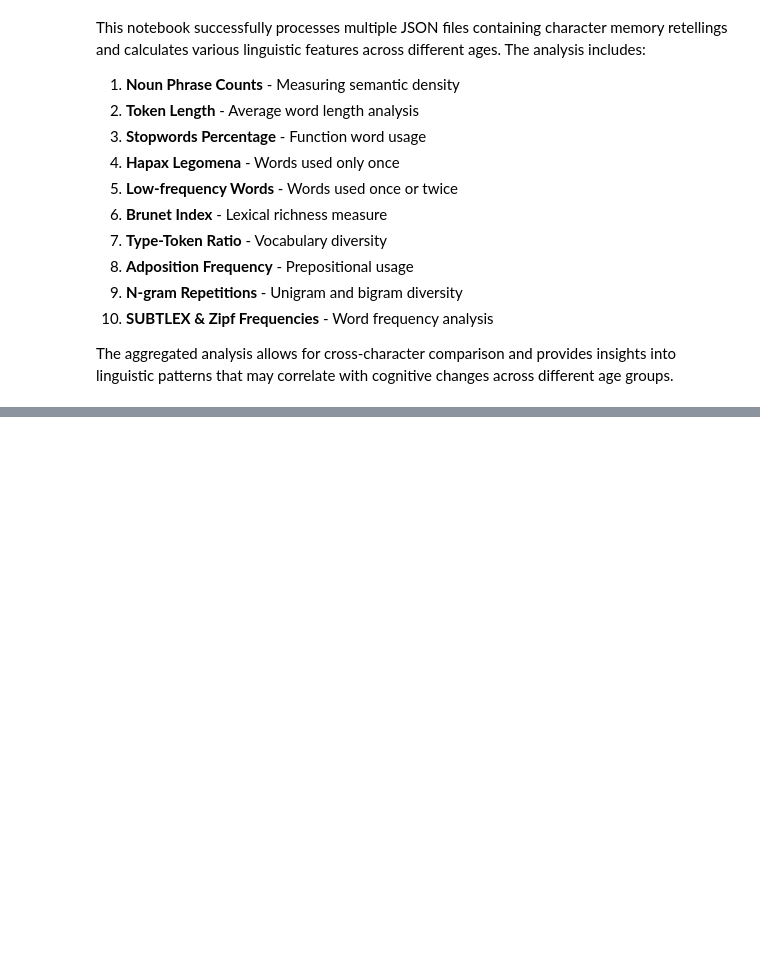
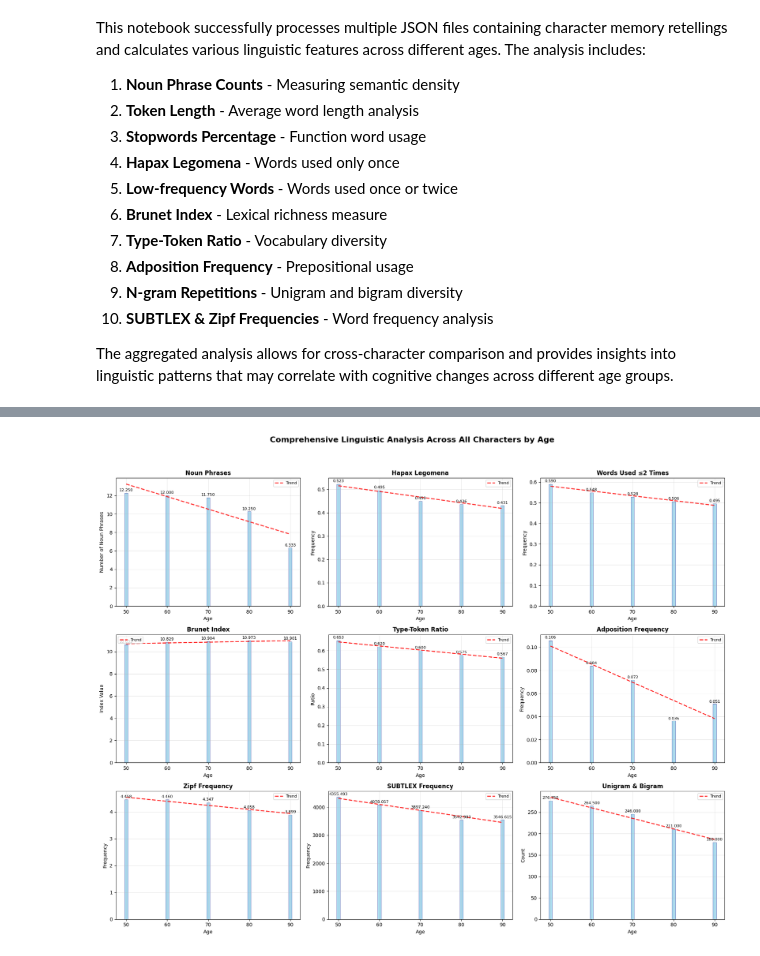
Before and after one commit to NetanelShalev/AD_LongitudinalDataGenerator, a Jupyter notebook: multi_file_analysis.ipynb, the cells around one changed output, grey strips where cells are left out. Cells and saved outputs as stored; diff of their text form; code cells hidden in the pictures; blank space fills up the shorter version.

Commit message:
Update - add final subplot summary

```diff
--- a/multi_file_analysis.ipynb
+++ b/multi_file_analysis.ipynb
@@ -406,0 +409,84 @@ The aggregated analysis allows for cross-character comparison and provides insig
+# %%
+def create_comprehensive_plot():
+    """Create a comprehensive 3x3 subplot showing all linguistic metrics."""
+
+    # Prepare the data - collect all metrics
+    metrics_data = []
+
+    # Row 1: Nouns, Words Used Once, Words Used Once or Twice
+    metrics_data.append((average_noun_counts, "Noun Phrases", "Number of Noun Phrases"))
+    metrics_data.append((average_hapax_frequency, "Hapax Legomena", "Frequency"))
+    metrics_data.append((average_once_or_twice_frequency, "Words Used ≤2 Times", "Frequency"))
+
+    # Row 2: Brunet Index, TTR, Adposition Frequency
+    metrics_data.append((average_brunet_index, "Brunet Index", "Index Value"))
+    metrics_data.append((average_ttr, "Type-Token Ratio", "Ratio"))
+    metrics_data.append((average_adposition_freq, "Adposition Frequency", "Frequency"))
+
+    # Row 3: Zipf, SUBTLEX, Unigram & Bigram
+    if subtl_and_zipf_df is not None:
+        metrics_data.append((average_zipf_freq, "Zipf Frequency", "Frequency"))
+        metrics_data.append((average_subtl_freq, "SUBTLEX Frequency", "Frequency"))
+    else:
+        # Add empty placeholders if frequency data is not available
+        metrics_data.append(({}, "Zipf Frequency", "Frequency"))
+        metrics_data.append(({}, "SUBTLEX Frequency", "Frequency"))
+
+    metrics_data.append((average_ngram_repetitions, "Unigram & Bigram", "Count"))
+
+    # Create the subplot
+    fig, axes = plt.subplots(3, 3, figsize=(18, 15))
+    fig.suptitle('Comprehensive Linguistic Analysis Across All Characters by Age', fontsize=16, fontweight='bold')
+
+    # Plot each metric
+    for i, (metric_dict, title, ylabel) in enumerate(metrics_data):
+        row = i // 3
+        col = i % 3
+        ax = axes[row, col]
+
+        if metric_dict:  # Check if we have data
+            ages = sorted(metric_dict.keys())
+            values = [metric_dict[age] for age in ages]
+
+            # Create bar plot
+            bars = ax.bar(ages, values, color='skyblue', alpha=0.7, edgecolor='navy', linewidth=0.5)
+
+            # Add trend line if we have enough data points
+            if len(ages) > 1:
+                try:
+                    z = np.polyfit(ages, values, 1)
+                    p = np.poly1d(z)
+                    ax.plot(ages, p(ages), "r--", alpha=0.8, linewidth=2, label='Trend')
+                    ax.legend(fontsize=8)
+                except:
+                    pass  # Skip trend line if calculation fails
+
+            # Customize the subplot
+            ax.set_xlabel('Age', fontsize=10)
+            ax.set_ylabel(ylabel, fontsize=10)
+            ax.set_title(title, fontsize=12, fontweight='bold')
+            ax.set_xticks(ages)
+            ax.grid(True, alpha=0.3)
+
+            # Add value labels on bars for better readability
+            for bar, value in zip(bars, values):
+                height = bar.get_height()
+                ax.text(bar.get_x() + bar.get_width()/2., height + height*0.01,
+                       f'{value:.3f}', ha='center', va='bottom', fontsize=8)
+        else:
+            # Show message for missing data
+            ax.text(0.5, 0.5, 'Data Not Available\n(Missing CSV file)',
+                   ha='center', va='center', transform=ax.transAxes,
+                   fontsize=12, bbox=dict(boxstyle="round,pad=0.3", facecolor="lightgray"))
+            ax.set_title(title, fontsize=12, fontweight='bold')
+            ax.set_xlabel('Age', fontsize=10)
+            ax.set_ylabel(ylabel, fontsize=10)
+
+    # Adjust layout to prevent overlap
+    plt.tight_layout(rect=[0, 0.03, 1, 0.95])
+    plt.show()
+
+# Create the comprehensive visualization
+create_comprehensive_plot()
+# %% [output]
+[figure, added]
```
Also changed, not shown: parts of 1 cell of this notebook.
